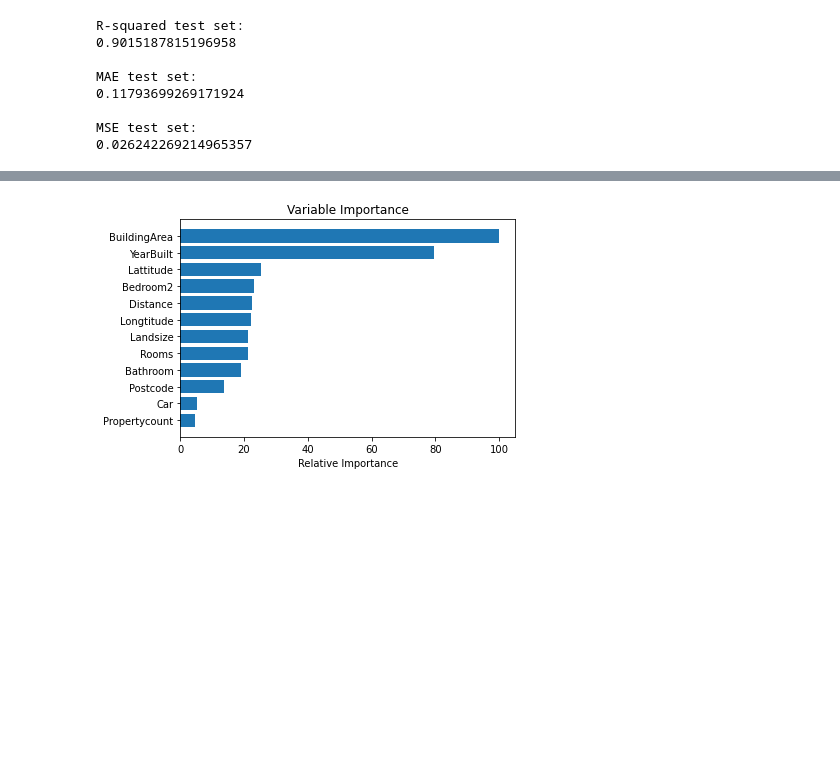
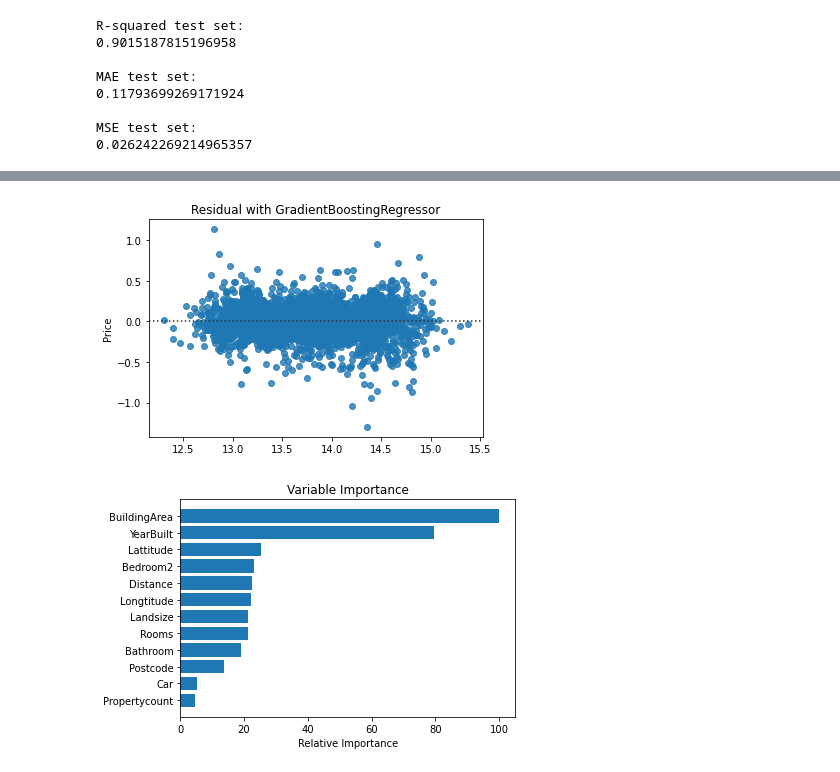
Before and after one commit to dinhngoc267/Machine-Learning-Course, a Jupyter notebook: Melbourne Housing Project.ipynb, the cells around one changed output, grey strips where cells are left out. Saved outputs shown, nothing was run; the diff lists cells and outputs as text; code cells hidden in the pictures; blank space fills up the shorter version.

```diff
--- a/Melbourne Housing Project.ipynb
+++ b/Melbourne Housing Project.ipynb
@@ -554,3 +528,10 @@ plt.show()
+# %%
+resid = y_pred - y_test
+sns.residplot(y_pred, resid)
+plt.title('Residual with GradientBoostingRegressor')
+plt.show()
+# %% [output]
+[figure, added]
 # %%
 feature_importance = model_best.feature_importances_
 
```
Also changed, not shown: parts of 12 cells of this notebook.
